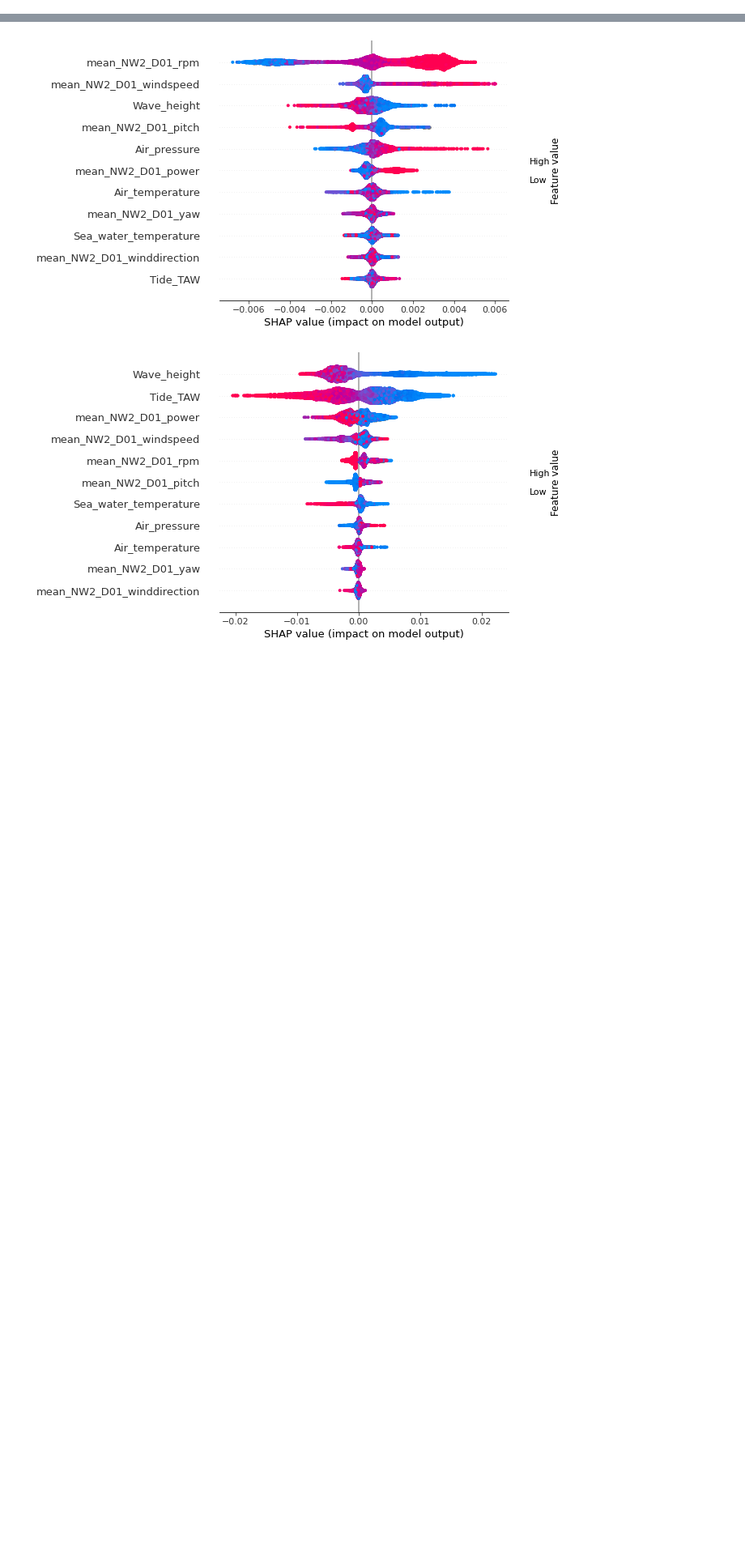
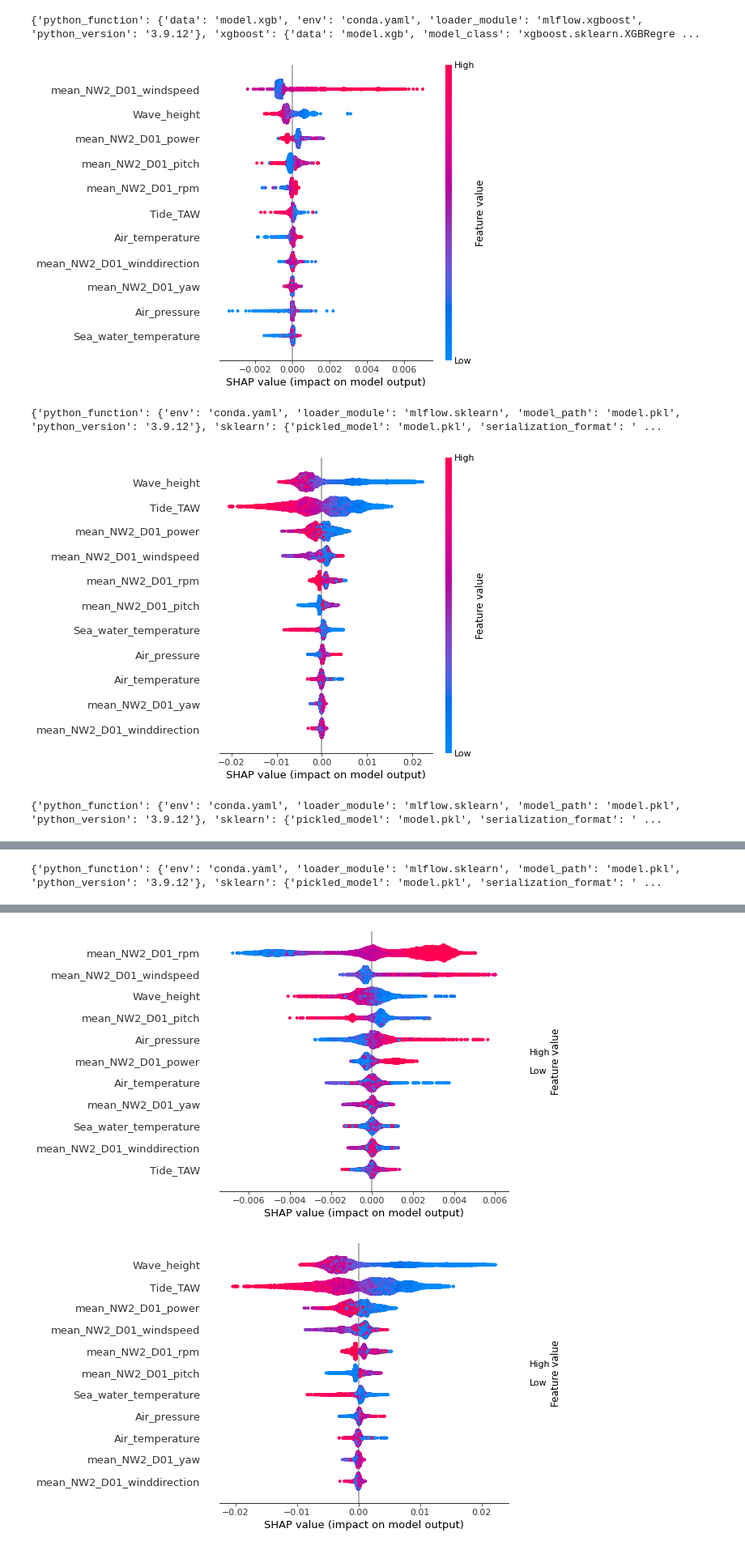
Before and after one commit to WEILMAX/oma_tracking, a Jupyter notebook: notebooks/shap/nw2_d01_shap.ipynb, the cells around one changed output, grey strips where cells are left out. Shown at 81% size. Cells and saved outputs as stored; diff of their text form; code cells hidden in the pictures; blank space fills up the shorter version.

```diff
--- a/notebooks/shap/nw2_d01_shap.ipynb
+++ b/notebooks/shap/nw2_d01_shap.ipynb
@@ -74,0 +169,45 @@ prediction_params = \
+# %%
+import mlflow
+
+stage = 'Production'
+for mode in tracked_frequencies.columns:
+    model_name = 'mpe_' + name_location + '_' + mode + '_normalization'
+    images_path = \
+        '/'.join(
+            [
+                "C:/Users/Max/Documents/OWI_LAB/Code/Packages/oma_tracking/visualizations/",
+                "nw2",
+                "d01",
+                "shap"
+            ])
+
+    model = load_model_by_flavor(model_name, stage)
+    explainer = shap.TreeExplainer(model)
+    shap_value = explainer.shap_values(inputs)
+
+    fig_local_path = images_path + '/' + 'mpe_' + name_location + '_' + mode + '_normalization' +  '_shap_summary_plot.png'
+    shap.summary_plot(shap_value, inputs, show=False)
+
+    plt.gcf().axes[-1].set_aspect('auto')
+    plt.tight_layout()
+    plt.gcf().axes[-1].set_box_aspect(50)
+    fig = plt.gcf()
+    fig.savefig(fig_local_path)
+    plt.show()
+    plt.close()
+
+    run_id = get_model_run_id(model_name, stage)
+
+
+    with mlflow.start_run(run_id):
+        mlflow.log_artifact(
+            fig_local_path,
+            'figures'
+        )
+        mlflow.end_run()
+# %% [output]
+{'python_function': {'data': 'model.xgb', 'env': 'conda.yaml', 'loader_module': 'mlflow.xgboost', 'python_version': '3.9.12'}, 'xgboost': {'data': 'model.xgb', 'model_class': 'xgboost.sklearn.XGBRegre ...
+[figure, added]
+{'python_function': {'env': 'conda.yaml', 'loader_module': 'mlflow.sklearn', 'model_path': 'model.pkl', 'python_version': '3.9.12'}, 'sklearn': {'pickled_model': 'model.pkl', 'serialization_format': ' ...
+[figure, added]
+{'python_function': {'env': 'conda.yaml', 'loader_module': 'mlflow.sklearn', 'model_path': 'model.pkl', 'python_version': '3.9.12'}, 'sklearn': {'pickled_model': 'model.pkl', 'serialization_format': ' ...
@@ -74,0 +215 @@ prediction_params = \
+{'python_function': {'env': 'conda.yaml', 'loader_module': 'mlflow.sklearn', 'model_path': 'model.pkl', 'python_version': '3.9.12'}, 'sklearn': {'pickled_model': 'model.pkl', 'serialization_format': ' ...
```
Also changed, not shown: parts of 15 cells of this notebook, 7 other files.
